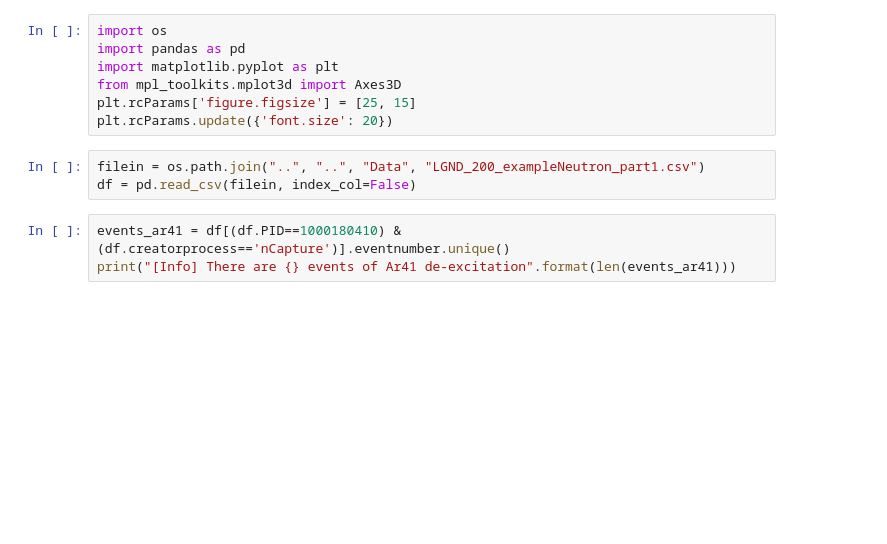
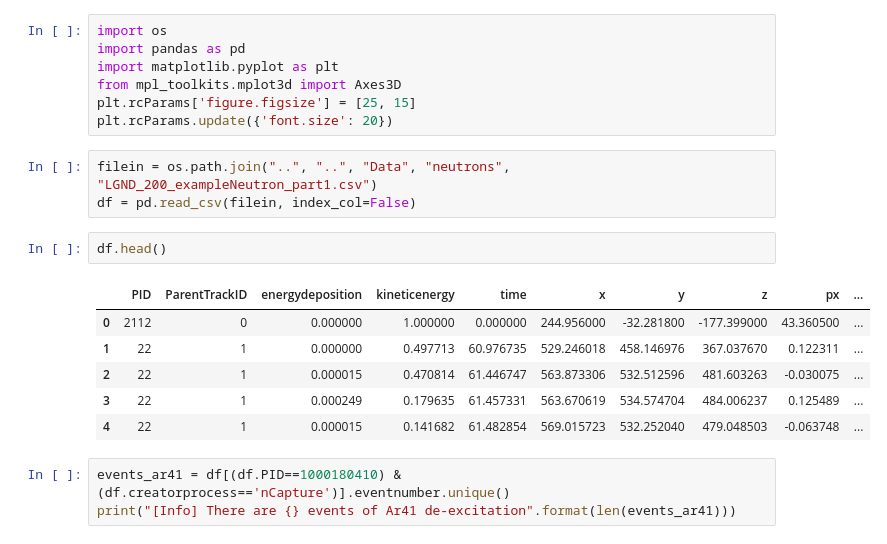
Before and after one commit to luigiberducci/ML4NP, a Jupyter notebook: Notebooks/AnalysisNeutronGunSimulations/Untitled.ipynb, the cells around one changed output. Cells and saved outputs as stored; diff of their text form; blank space fills up the shorter version.

```diff
--- a/Notebooks/AnalysisNeutronGunSimulations/Untitled.ipynb
+++ b/Notebooks/AnalysisNeutronGunSimulations/Untitled.ipynb
@@ -6,8 +6,17 @@ from mpl_toolkits.mplot3d import Axes3D
 plt.rcParams['figure.figsize'] = [25, 15]
 plt.rcParams.update({'font.size': 20})
 # %%
-filein = os.path.join("..", "..", "Data", "LGND_200_exampleNeutron_part1.csv")
+filein = os.path.join("..", "..", "Data", "neutrons", "LGND_200_exampleNeutron_part1.csv")
 df = pd.read_csv(filein, index_col=False)
+# %%
+df.head()
+# %% [output]
+|  | PID | ParentTrackID | energydeposition | kineticenergy | time | x | y | z | px | ... |
+| 0 | 2112 | 0 | 0.000000 | 1.000000 | 0.000000 | 244.956000 | -32.281800 | -177.399000 | 43.360500 | ... |
+| 1 | 22 | 1 | 0.000000 | 0.497713 | 60.976735 | 529.246018 | 458.146976 | 367.037670 | 0.122311 | ... |
+| 2 | 22 | 1 | 0.000015 | 0.470814 | 61.446747 | 563.873306 | 532.512596 | 481.603263 | -0.030075 | ... |
+| 3 | 22 | 1 | 0.000249 | 0.179635 | 61.457331 | 563.670619 | 534.574704 | 484.006237 | 0.125489 | ... |
+| 4 | 22 | 1 | 0.000015 | 0.141682 | 61.482854 | 569.015723 | 532.252040 | 479.048503 | -0.063748 | ... |
 # %%
 events_ar41 = df[(df.PID==1000180410) & (df.creatorprocess=='nCapture')].eventnumber.unique()
 print("[Info] There are {} events of Ar41 de-excitation".format(len(events_ar41)))
```
Also changed, not shown: parts of 4 cells of this notebook, 2 other files.
